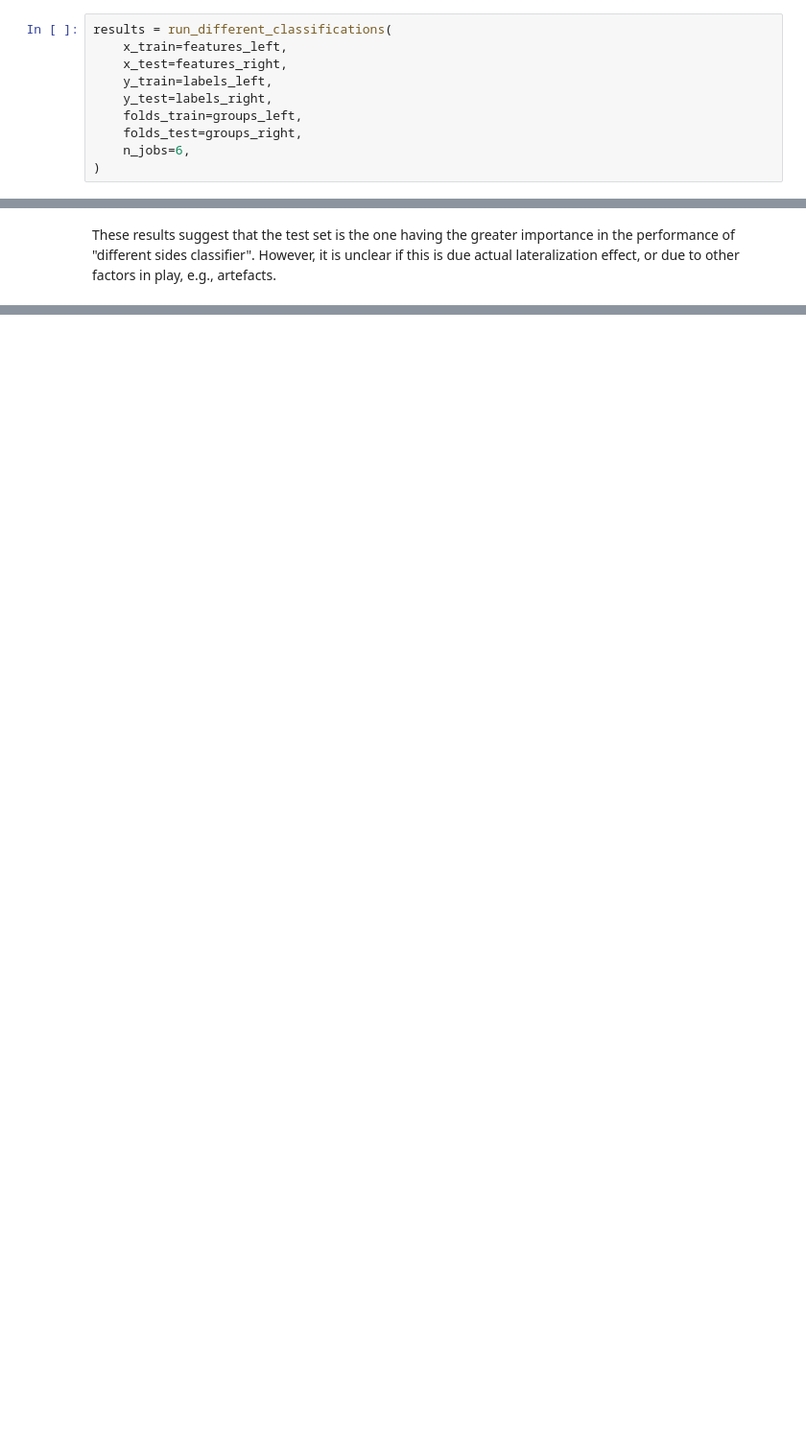
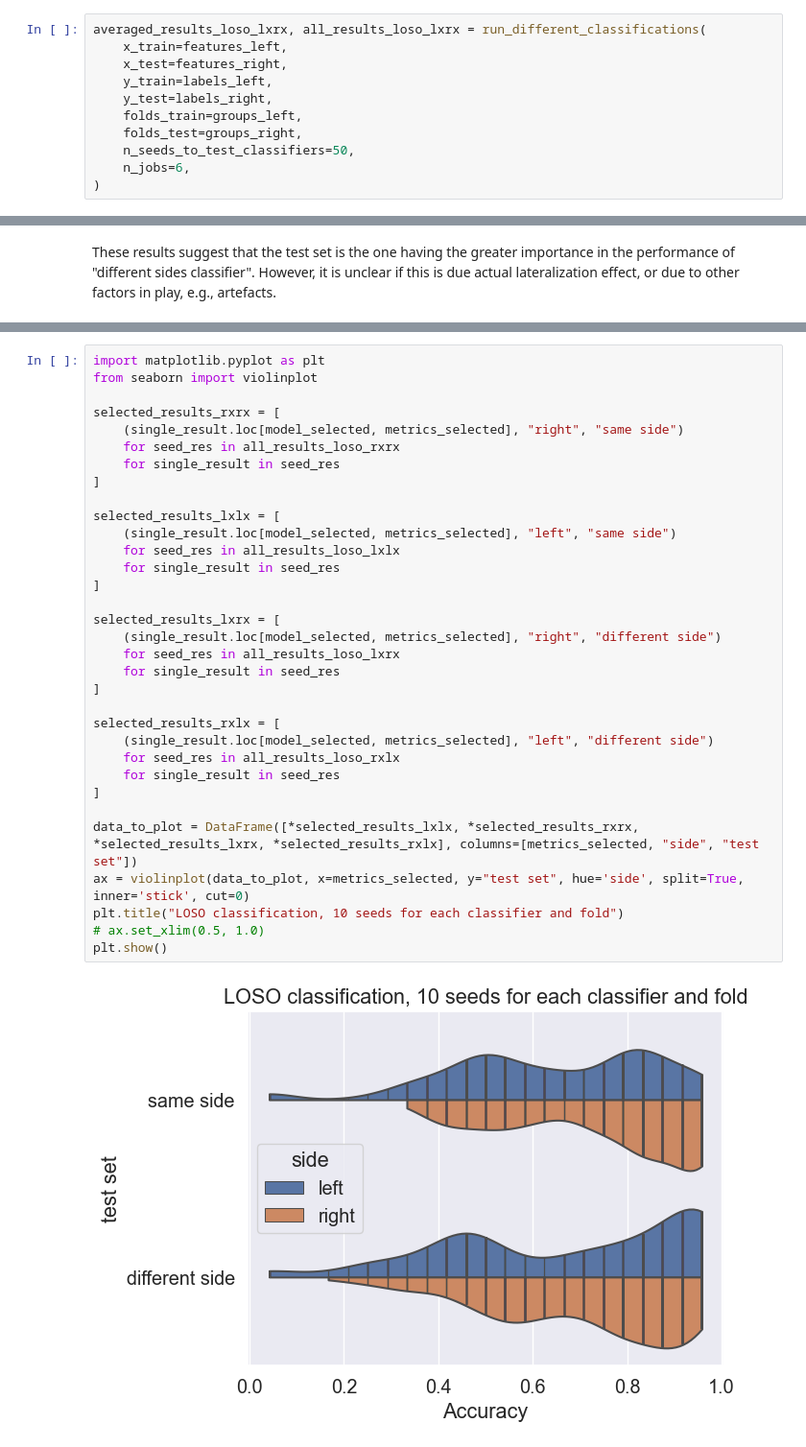
Before and after one commit to LeonardoAlchieri/LateralizationPhysiologicalWearables, a Jupyter notebook: notebooks/data-exploration-usilaughs.ipynb, the cells around one changed output, grey strips where cells are left out. Shown: that part at 96% size. Cells and saved outputs as stored; diff of their text form; blank space fills up the shorter version.

```diff
--- a/notebooks/data-exploration-usilaughs.ipynb
+++ b/notebooks/data-exploration-usilaughs.ipynb
@@ -757,13 +517,14 @@ with pd.option_context('display.float_format', '{:0.4f}'.format):
 # %% [markdown]
 ### Test with different seeds (LX vs RX)
 # %%
-results = run_different_classifications(
+averaged_results_loso_lxrx, all_results_loso_lxrx = run_different_classifications(
     x_train=features_left,
     x_test=features_right,
     y_train=labels_left,
     y_test=labels_right,
     folds_train=groups_left,
     folds_test=groups_right,
+    n_seeds_to_test_classifiers=50,
     n_jobs=6,
 )
 # %%
@@ -828,0 +595,35 @@ These results suggest that the test set is the one having the greater importance
+# %%
+import matplotlib.pyplot as plt
+from seaborn import violinplot
+
+selected_results_rxrx = [
+    (single_result.loc[model_selected, metrics_selected], "right", "same side")
+    for seed_res in all_results_loso_rxrx
+    for single_result in seed_res
+]
+
+selected_results_lxlx = [
+    (single_result.loc[model_selected, metrics_selected], "left", "same side")
+    for seed_res in all_results_loso_lxlx
+    for single_result in seed_res
+]
+
+selected_results_lxrx = [
+    (single_result.loc[model_selected, metrics_selected], "right", "different side")
+    for seed_res in all_results_loso_lxrx
+    for single_result in seed_res
+]
+
+selected_results_rxlx = [
+    (single_result.loc[model_selected, metrics_selected], "left", "different side")
+    for seed_res in all_results_loso_rxlx
+    for single_result in seed_res
+]
+
+data_to_plot = DataFrame([*selected_results_lxlx, *selected_results_rxrx, *selected_results_lxrx, *selected_results_rxlx], columns=[metrics_selected, "side", "test set"])
+ax = violinplot(data_to_plot, x=metrics_selected, y="test set", hue='side', split=True, inner='stick', cut=0)
+plt.title("LOSO classification, 10 seeds for each classifier and fold")
+# ax.set_xlim(0.5, 1.0)
+plt.show()
+# %% [output]
+[figure, added]
```
Also changed, not shown: parts of 19 cells of this notebook, 1 other file.
